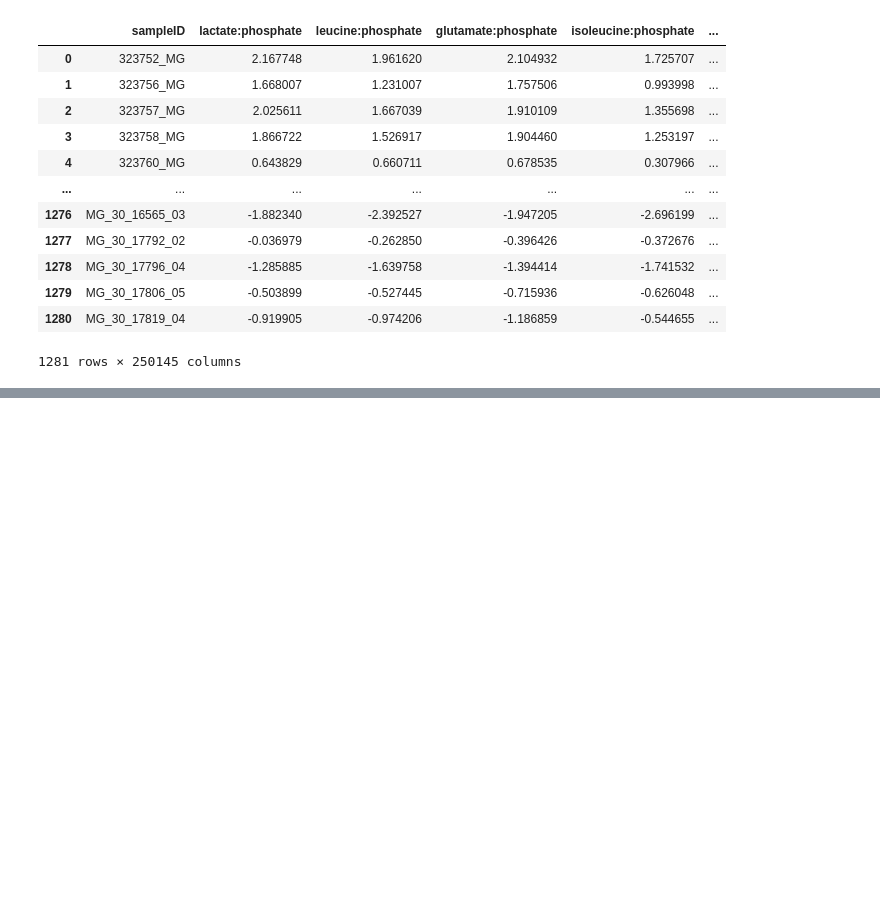
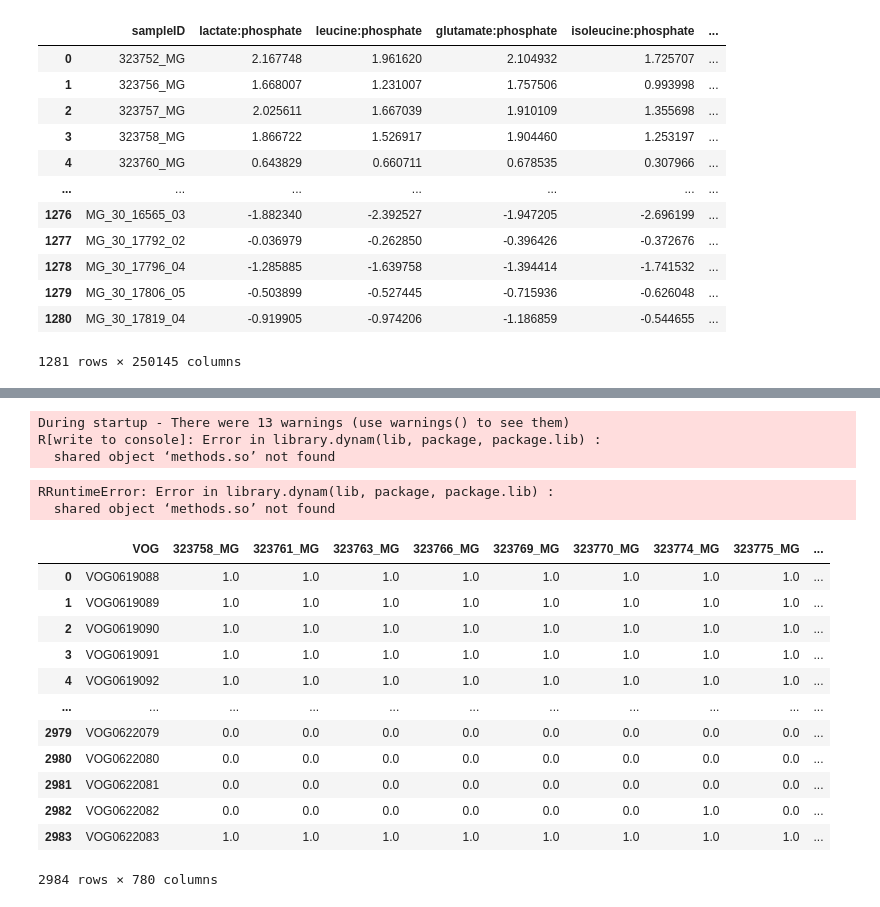
Before and after one commit to AmauryMaros/MgCSTs2, a Jupyter notebook: Python_notebooks/draft.ipynb, the cells around one changed output, grey strips where cells are left out. Cells and saved outputs as stored; diff of their text form; code cells hidden in the pictures; blank space fills up the shorter version.

```diff
--- a/Python_notebooks/draft.ipynb
+++ b/Python_notebooks/draft.ipynb
@@ -301,0 +368,44 @@ pd.DataFrame(log_norm.columns).to_csv("../Data/Metabolomic_info/metabolomic_colu
+# %%
+import rpy2.robjects as robjects
+import pandas as pd
+
+# Load the RDS file
+rds_file_path = "/Users/amaros/Documents/mgCSTs2/RDS_files/vog.list.mgss.pa.RDS"
+
+# Load the RDS file into an R object
+r_data = robjects.r['readRDS'](rds_file_path)
+
+# Convert the R object to a Python object
+py_data = robjects.conversion.rpy2py(r_data)
+
+# Convert the Python object to dictionnary : keys are species, data are presence absence table
+d = { key : py_data.rx2(key) for key in py_data.names}
+# %% [output]
+During startup - There were 13 warnings (use warnings() to see them)
+R[write to console]: Error in library.dynam(lib, package, package.lib) :
+  shared object ‘methods.so’ not found
+RRuntimeError: Error in library.dynam(lib, package, package.lib) :
+  shared object ‘methods.so’ not found
+# %%
+colnames = list(d['Aerococcus_christensenii'].colnames)
+rownames = list(d['Aerococcus_christensenii'].rownames)
+# %%
+df = pd.DataFrame(d['Aerococcus_christensenii']).transpose().rename(columns={k:colnames[k] for k in range(len(colnames))})
+# %%
+df.insert(0, 'VOG', rownames)
+# %%
+df
+# %% [output]
+|  | VOG | 323758_MG | 323761_MG | 323763_MG | 323766_MG | 323769_MG | 323770_MG | 323774_MG | 323775_MG | ... |
+| 0 | VOG0619088 | 1.0 | 1.0 | 1.0 | 1.0 | 1.0 | 1.0 | 1.0 | 1.0 | ... |
+| 1 | VOG0619089 | 1.0 | 1.0 | 1.0 | 1.0 | 1.0 | 1.0 | 1.0 | 1.0 | ... |
+| 2 | VOG0619090 | 1.0 | 1.0 | 1.0 | 1.0 | 1.0 | 1.0 | 1.0 | 1.0 | ... |
+| 3 | VOG0619091 | 1.0 | 1.0 | 1.0 | 1.0 | 1.0 | 1.0 | 1.0 | 1.0 | ... |
+| 4 | VOG0619092 | 1.0 | 1.0 | 1.0 | 1.0 | 1.0 | 1.0 | 1.0 | 1.0 | ... |
+| ... | ... | ... | ... | ... | ... | ... | ... | ... | ... | ... |
+| 2979 | VOG0622079 | 0.0 | 0.0 | 0.0 | 0.0 | 0.0 | 0.0 | 0.0 | 0.0 | ... |
+| 2980 | VOG0622080 | 0.0 | 0.0 | 0.0 | 0.0 | 0.0 | 0.0 | 0.0 | 0.0 | ... |
+| 2981 | VOG0622081 | 0.0 | 0.0 | 0.0 | 0.0 | 0.0 | 0.0 | 0.0 | 0.0 | ... |
+| 2982 | VOG0622082 | 0.0 | 0.0 | 0.0 | 0.0 | 0.0 | 0.0 | 1.0 | 0.0 | ... |
+| 2983 | VOG0622083 | 1.0 | 1.0 | 1.0 | 1.0 | 1.0 | 1.0 | 1.0 | 1.0 | ... |
+2984 rows × 780 columns
```
Also changed, not shown: parts of 6 cells of this notebook, 10 other files.
